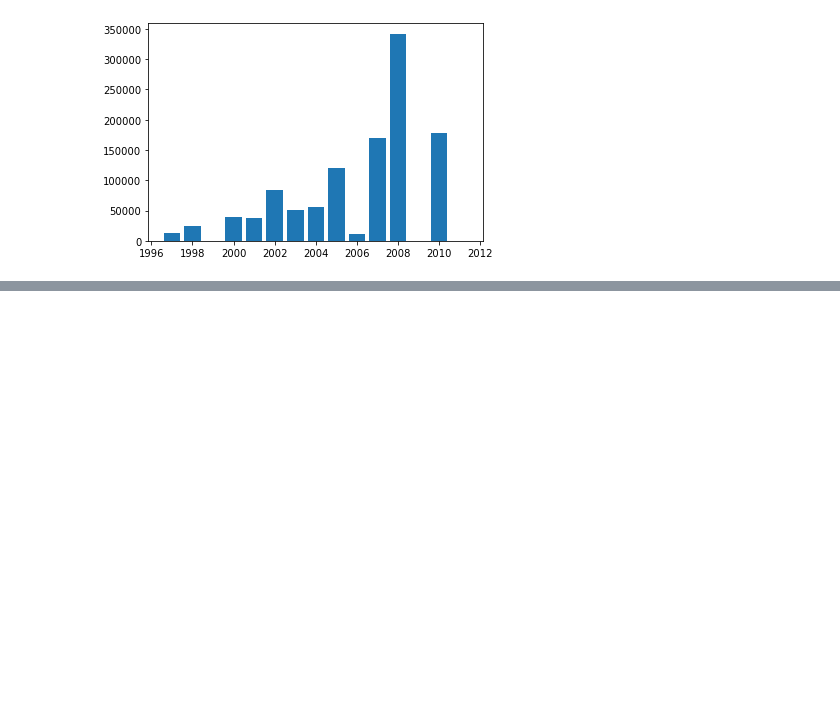
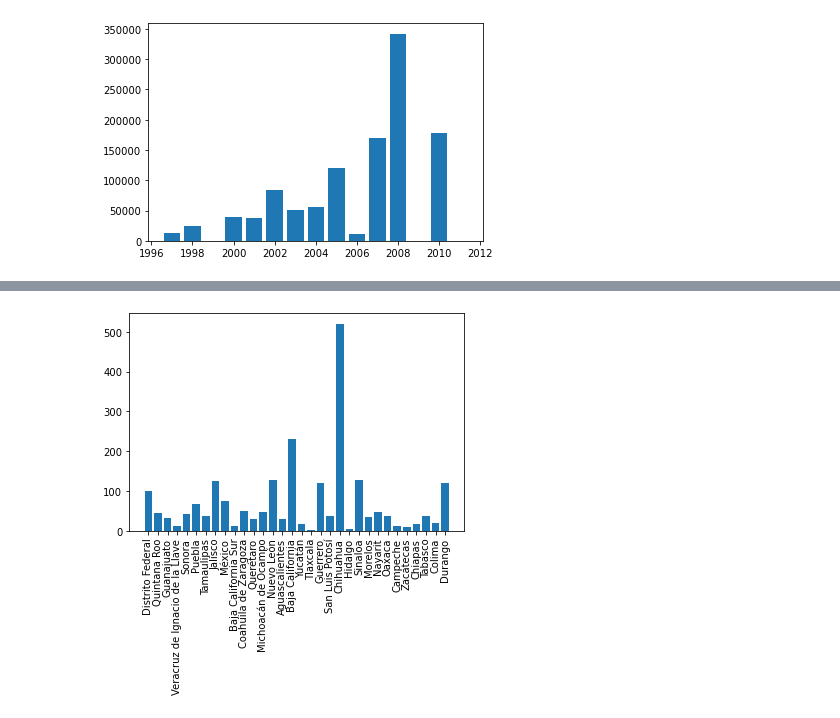
Before and after one commit to emilyona/2950datascienceproject, a Jupyter notebook: DS Project.ipynb, the cells around one changed output, grey strips where cells are left out. Cells and saved outputs as stored; diff of their text form; code cells hidden in the pictures; blank space fills up the shorter version.

```diff
--- a/DS Project.ipynb
+++ b/DS Project.ipynb
@@ -259,2 +259,10 @@ plt.show()
 # %% [output]
 [figure]
+# %%
+states = list(mexico.state.unique())
+h = []
+for s in states:
+    subset = mexico[mexico['state'] == s]
+    homi = np.mean(subset['homicides'])
+    h = h + [homi]
+    print('State: ', s, ' Avg Homicides: ', homi)
@@ -260,0 +287,7 @@ plt.show()
+# %%
+plt.bar(states, h)
+plt.xticks(rotation=90)
+plt.show()
+#lots of failures in 2008
+# %% [output]
+[figure, added]
```
Also changed, not shown: parts of 13 cells of this notebook.
